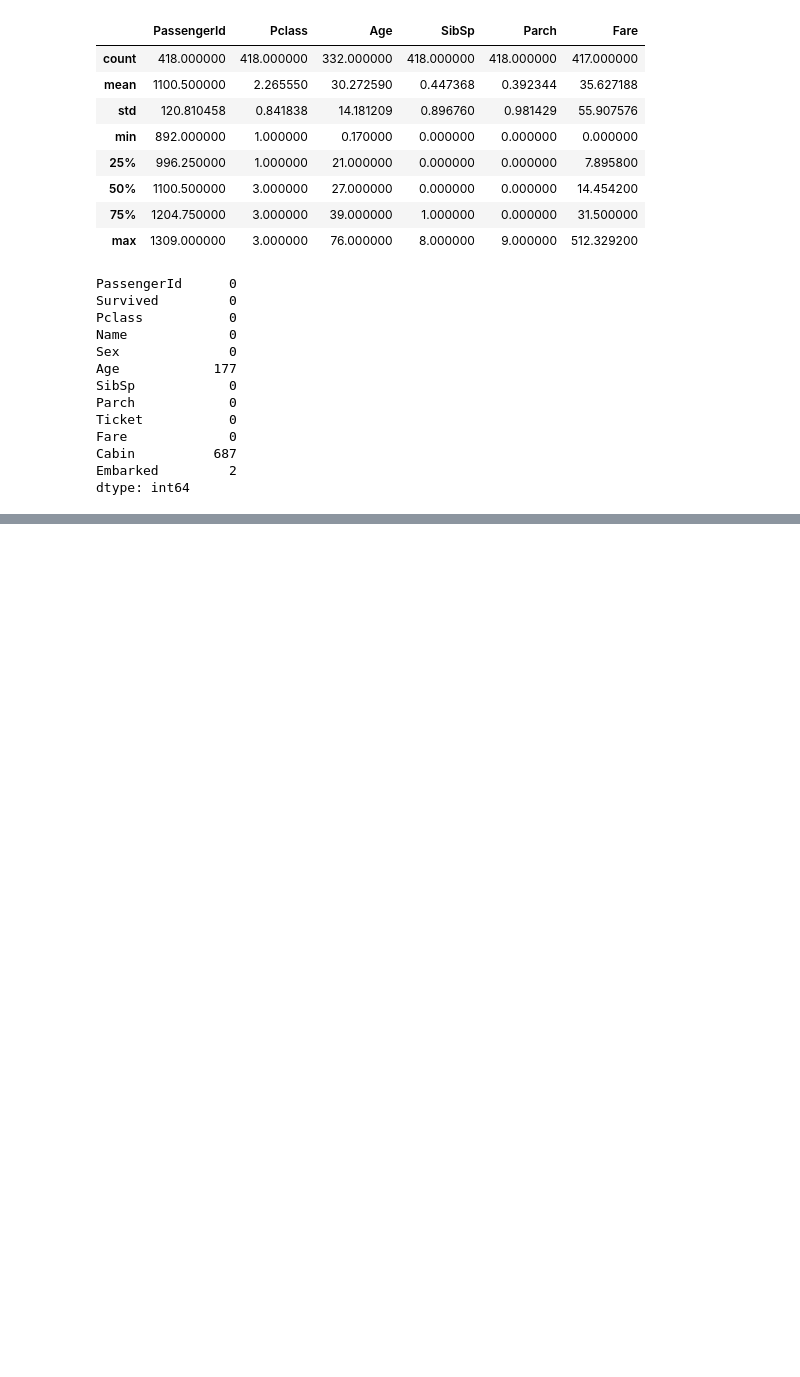
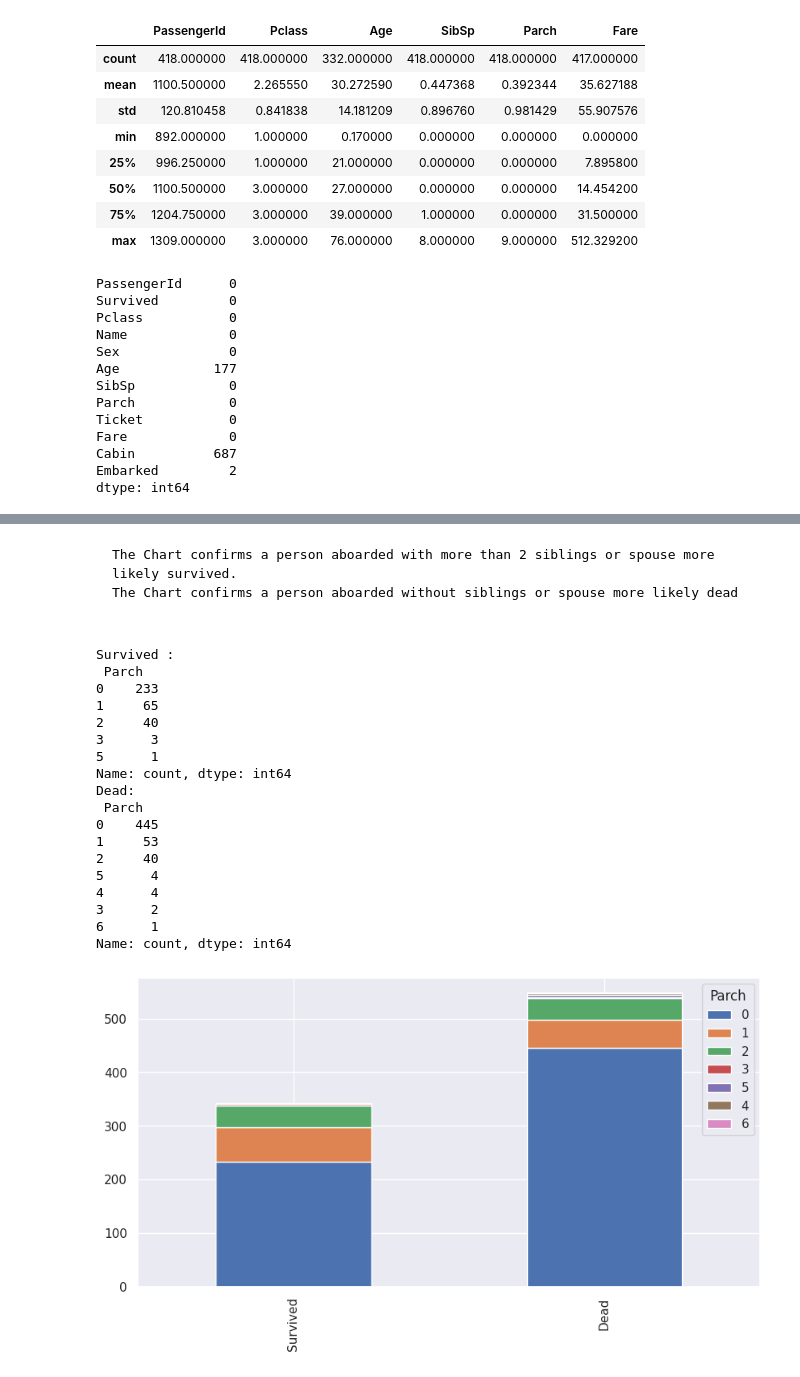
Before and after one commit to MasomehBazdar/MasomehBazdar-Titanic---Machine-Learning-from-Disaster, a Jupyter notebook: Titanic Survival Analysis.ipynb, the cells around one changed output, grey strips where cells are left out. Drawn from its saved outputs; the diff is of its cells as text; code cells hidden in the pictures; blank space fills up the shorter version.

````diff
--- a/Titanic Survival Analysis.ipynb
+++ b/Titanic Survival Analysis.ipynb
@@ -141,0 +229,28 @@ test.head()
+# %% [markdown]
+```
+The Chart confirms a person aboarded with more than 2 siblings or spouse more likely survived.
+The Chart confirms a person aboarded without siblings or spouse more likely dead
+# %%
+bar_chart('Parch')
+print("Survived :\n",train[train['Survived']==1]['Parch'].value_counts())
+print("Dead:\n",train[train['Survived']==0]['Parch'].value_counts())
+# %% [output]
+Survived :
+ Parch
+0    233
+1     65
+2     40
+3      3
+5      1
+Name: count, dtype: int64
+Dead:
+ Parch
+0    445
+1     53
+2     40
+5      4
+4      4
+3      2
+6      1
+Name: count, dtype: int64
+[figure, added]
````
Also changed, not shown: parts of 26 cells of this notebook.
